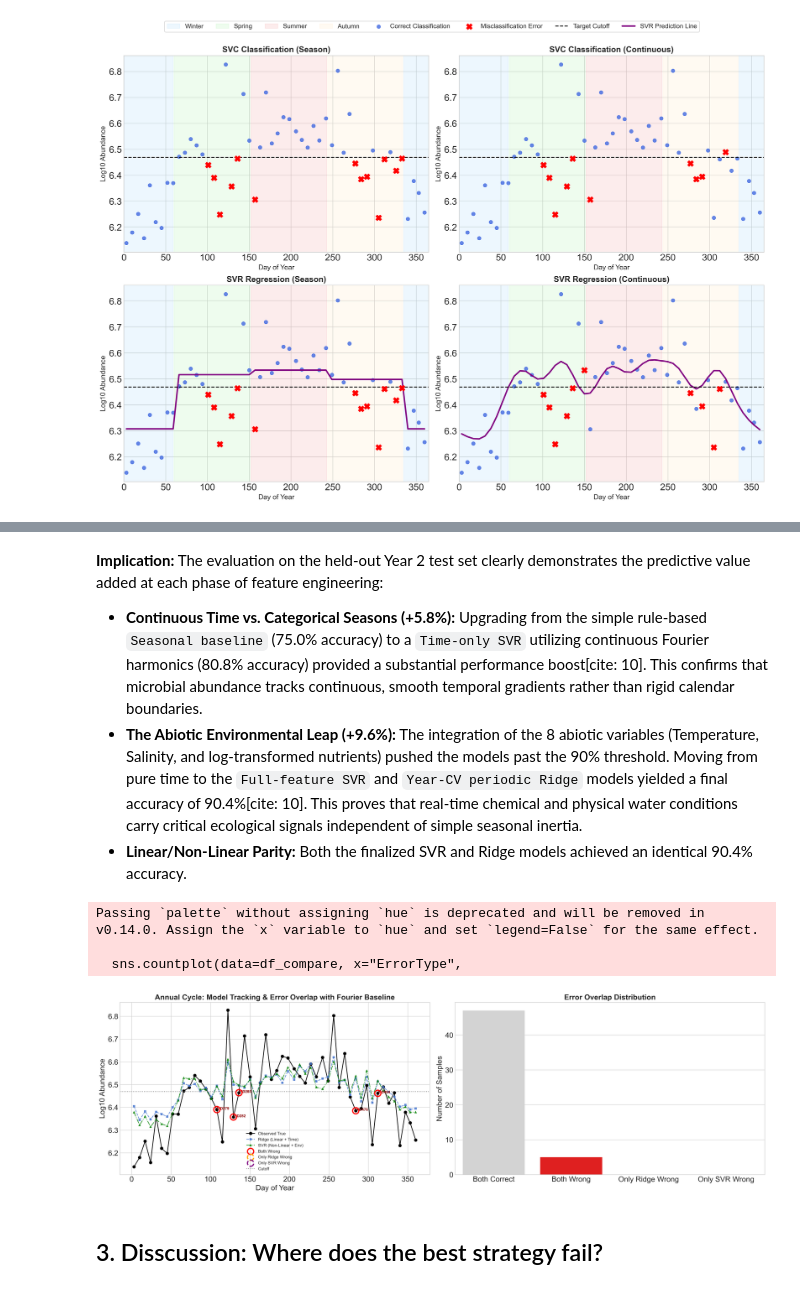
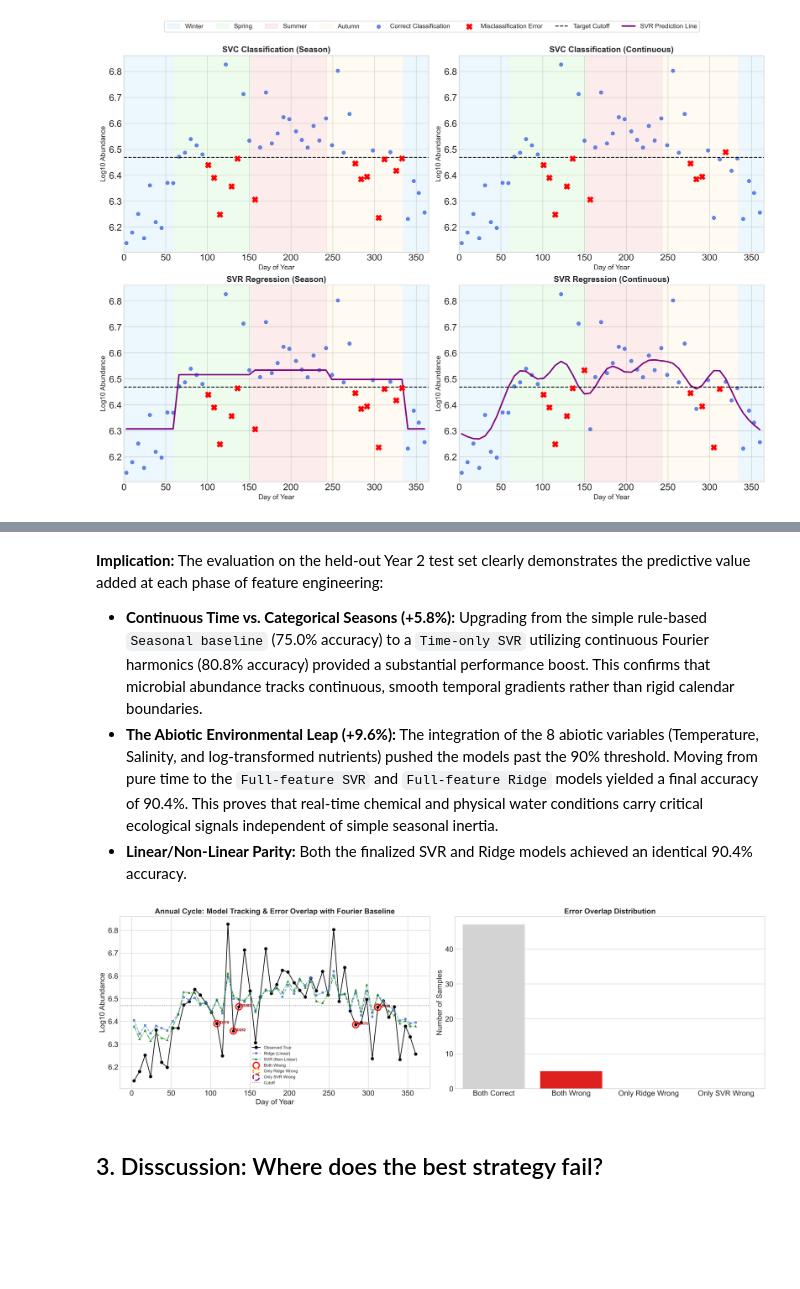
Before and after one commit to tjduu/dummy, a Jupyter notebook: ass1_oces5303_20601408.ipynb, the cells around one changed output, grey strips where cells are left out. Saved outputs shown, nothing was run; the diff lists cells and outputs as text; code cells hidden in the pictures; blank space fills up the shorter version.

```diff
--- a/ass1_oces5303_20601408.ipynb
+++ b/ass1_oces5303_20601408.ipynb
@@ -655,8 +656,8 @@ display(main_results.round(3))
 **Implication:**
 The evaluation on the held-out Year 2 test set clearly demonstrates the predictive value added at each phase of feature engineering:
 
-*   **Continuous Time vs. Categorical Seasons (+5.8%):** Upgrading from the simple rule-based `Seasonal baseline` (75.0% accuracy) to a `Time-only SVR` utilizing continuous Fourier harmonics (80.8% accuracy) provided a substantial performance boost[cite: 10]. This confirms that microbial abundance tracks continuous, smooth temporal gradients rather than rigid calendar boundaries.
-*   **The Abiotic Environmental Leap (+9.6%):** The integration of the 8 abiotic variables (Temperature, Salinity, and log-transformed nutrients) pushed the models past the 90% threshold. Moving from pure time to the `Full-feature SVR` and `Year-CV periodic Ridge` models yielded a final accuracy of 90.4%[cite: 10]. This proves that real-time chemical and physical water conditions carry critical ecological signals independent of simple seasonal inertia.
+*   **Continuous Time vs. Categorical Seasons (+5.8%):** Upgrading from the simple rule-based `Seasonal baseline` (75.0% accuracy) to a `Time-only SVR` utilizing continuous Fourier harmonics (80.8% accuracy) provided a substantial performance boost. This confirms that microbial abundance tracks continuous, smooth temporal gradients rather than rigid calendar boundaries.
+*   **The Abiotic Environmental Leap (+9.6%):** The integration of the 8 abiotic variables (Temperature, Salinity, and log-transformed nutrients) pushed the models past the 90% threshold. Moving from pure time to the `Full-feature SVR` and `Full-feature Ridge` models yielded a final accuracy of 90.4%. This proves that real-time chemical and physical water conditions carry critical ecological signals independent of simple seasonal inertia.
 *   **Linear/Non-Linear Parity:** Both the finalized SVR and Ridge models achieved an identical 90.4% accuracy.
 # %%
 df_compare = main_testing[["SampleID", "DayOfYear", "Season", "LogAbundance"]].copy()
@@ -673,66 +674,42 @@ def categorize_error(row):
     elif not row["Ridge_Correct"]: return "Only Ridge Wrong"
     elif not row["SVR_Correct"]: return "Only SVR Wrong"
     else: return "Both Correct"
 
 df_compare["ErrorType"] = df_compare.apply(categorize_error, axis=1)
-svr_pipe = svr_search.best_estimator_
-ridge_pipe = year_ridge_search.best_estimator_
-
-X_train_svr = svr_pipe.named_steps["standardize"].transform(svr_pipe.named_steps["impute"].transform(main_training[svr_features]))
-X_test_svr = svr_pipe.named_steps["standardize"].transform(svr_pipe.named_steps["impute"].transform(main_testing[svr_features]))
-dist_svr = pairwise_distances(X_test_svr, X_train_svr).min(axis=1)
-
-X_train_ridge = ridge_pipe.named_steps["standardize"].transform(ridge_pipe.named_steps["impute"].transform(main_training[ridge_features]))
-X_test_ridge = ridge_pipe.named_steps["standardize"].transform(ridge_pipe.named_steps["impute"].transform(main_testing[ridge_features]))
-dist_ridge = pairwise_distances(X_test_ridge, X_train_ridge).min(axis=1)
-
-svr_df = df_compare.copy()
-svr_df["Model"] = "SVR (Non-Linear Env)"
-svr_df["Distance_from_cutoff"] = np.abs(svr_df["LogAbundance"] - main_cutoff)
-svr_df["Nearest_training_distance"] = dist_svr
-svr_df["Correct"] = svr_df["SVR_Correct"]
-
-ridge_df = df_compare.copy()
-ridge_df["Model"] = "Ridge (Linear + High-Freq Time)"
-ridge_df["Distance_from_cutoff"] = np.abs(ridge_df["LogAbundance"] - main_cutoff)
-ridge_df["Nearest_training_distance"] = dist_ridge
-ridge_df["Correct"] = ridge_df["Ridge_Correct"]
-
-combined_df = pd.concat([ridge_df, svr_df], ignore_index=True)
-
 fig1, axes1 = plt.subplots(1, 2, figsize=(20, 6), constrained_layout=True)
 ordered = df_compare.sort_values("DayOfYear")
 
 axes1[0].plot(ordered["DayOfYear"], ordered["LogAbundance"], marker="o", color="black", linewidth=1.5, label="Observed True")
-axes1[0].plot(ordered["DayOfYear"], ordered["Ridge_LogPred"], marker="s", markersize=4, linestyle="--", alpha=0.8, color="C0", label="Ridge (Linear + Time)")
-axes1[0].plot(ordered["DayOfYear"], ordered["SVR_LogPred"], marker="^", markersize=4, linestyle="-.", alpha=0.8, color="green", label="SVR (Non-Linear + Env)")
+axes1[0].plot(ordered["DayOfYear"], ordered["Ridge_LogPred"], marker="s", markersize=4, linestyle="--", alpha=0.8, color="C0", label="Ridge (Linear)")
+axes1[0].plot(ordered["DayOfYear"], ordered["SVR_LogPred"], marker="^", markersize=4, linestyle="-.", alpha=0.8, color="green", label="SVR (Non-Linear)")
 
 both_w = ordered[ordered["ErrorType"] == "Both Wrong"]
 ridge_w = ordered[ordered["ErrorType"] == "Only Ridge Wrong"]
 svr_w = ordered[ordered["ErrorType"] == "Only SVR Wrong"]
 
 axes1[0].scatter(both_w["DayOfYear"], both_w["LogAbundance"], s=180, facecolors="none", edgecolors="red", linewidth=2.5, label="Both Wrong", zorder=5)
 axes1[0].scatter(ridge_w["DayOfYear"], ridge_w["LogAbundance"], s=180, facecolors="none", edgecolors="orange", linewidth=2.5, linestyle="--", label="Only Ridge Wrong", zorder=5)
 axes1[0].scatter(svr_w["DayOfYear"], svr_w["LogAbundance"], s=180, facecolors="none", edgecolors="purple", linewidth=2.5, linestyle="--", label="Only SVR Wrong", zorder=5)
 
 texts = []
 for _, row in ordered[ordered["ErrorType"] != "Both Correct"].iterrows():
     texts.append(axes1[0].text(row["DayOfYear"], row["LogAbundance"], str(row["SampleID"]), fontsize=8, color="darkred", weight="bold"))
 
 axes1[0].axhline(main_cutoff, color="grey", linestyle=":", label="Cutoff")
 axes1[0].set(title="Annual Cycle: Model Tracking & Error Overlap with Fourier Baseline", xlabel="Day of Year", ylabel="Log10 Abundance")
 axes1[0].legend(fontsize=9, loc="lower center")
 
-sns.countplot(data=df_compare, x="ErrorType",
+error_palette = {
+    "Both Correct": "lightgrey", "Both Wrong": "red",
+    "Only Ridge Wrong": "orange", "Only SVR Wrong": "purple",
+}
+sns.countplot(data=df_compare, x="ErrorType", hue="ErrorType", legend=False,
               order=["Both Correct", "Both Wrong", "Only Ridge Wrong", "Only SVR Wrong"],
-              palette=["lightgrey", "red", "orange", "purple"], ax=axes1[1])
+              palette=error_palette, ax=axes1[1])
 axes1[1].set(title="Error Overlap Distribution", ylabel="Number of Samples", xlabel="")
 plt.show()
 # %% [output]
-Passing `palette` without assigning `hue` is deprecated and will be removed in v0.14.0. Assign the `x` variable to `hue` and set `legend=False` for the same effect.
-
-  sns.countplot(data=df_compare, x="ErrorType",
-[figure, old version]
+[figure, new version]
 # %% [markdown]
 ## 3. Disscussion: Where does the best strategy fail?
 # %%
```
Also changed, not shown: parts of 23 cells of this notebook.
